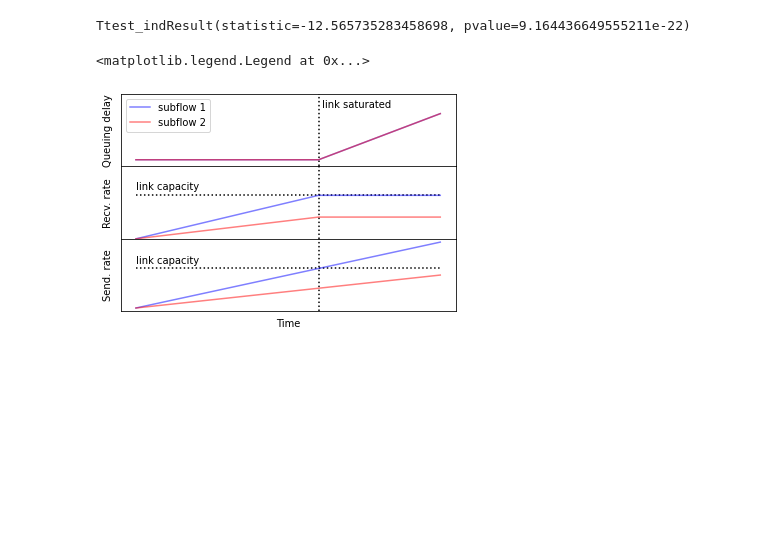
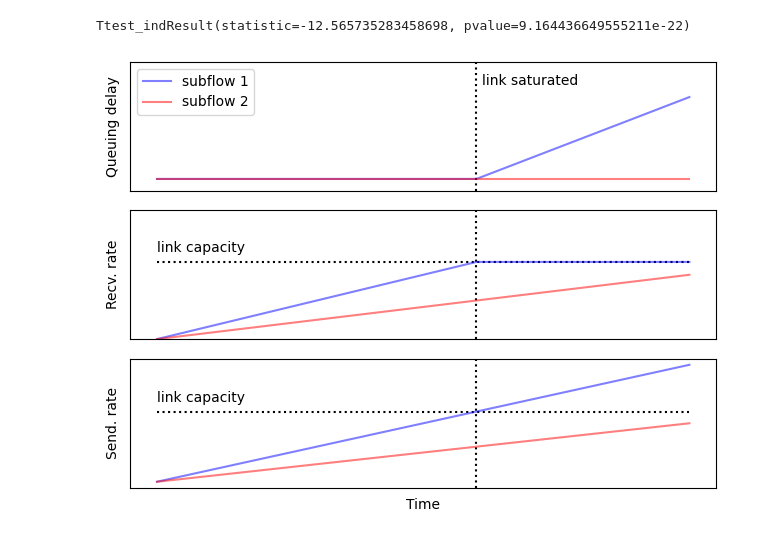
Before and after one commit to muxamilian/fair-queuing-aware-congestion-control, a Jupyter notebook: sample/evaluation_playground.ipynb, the cells around one changed output. Drawn from its saved outputs; the diff is of its cells as text; code cells hidden in the pictures; blank space fills up the shorter version.

```diff
--- a/sample/evaluation_playground.ipynb
+++ b/sample/evaluation_playground.ipynb
@@ -1,7 +1,8 @@
 # %%
 import numpy as np
 
-with open('results_fq_new_tonopah_iperf.txt') as f:
+filename = 'results_fq_new_tonopah_iperf.txt'
+with open(f'good_results/{filename}') as f:
     array = np.array(eval(f.read()))
 print("array", array)
 
@@ -12,21 +13,6 @@ for delay in range(len(array)):
                 round(np.quantile(array[delay][rate], 0.75), 2))
 print("accuracy", np.mean(array.flatten()), 'std', np.std(array.flatten()),
      "quantiles", np.quantile(array.flatten(), 0.05), np.quantile(array.flatten(), 0.5), np.quantile(array.flatten(), 0.95))
-
-import matplotlib.pyplot as plt
-flattened_array = array.flatten()
-plt.ylim(-0.05, 1.05)
-plt.plot(np.linspace(0, 1, len(flattened_array)), np.sort(flattened_array))
-plt.show()
-
-fig, axs = plt.subplots(3, 3, figsize=(10, 6), constrained_layout=True)
-for i in range(len(array)):
-    for j in range(len(array[i])):
-        x = np.linspace(0., 1., len(array[i,j]))
-        y = np.sort(array[i,j])
-        axs[i][j].set_ylim(-0.05, 1.05)
-        axs[i][j].plot(x, y)
-plt.show()
 # %% [output]
 array [[[0.99958976 0.99158999 0.99639894 0.99620443 1.         0.99833511
    0.99804189 1.         0.99561945 0.99833902]
@@ -53,7 +92,7 @@ import scipy.stats
 
 thing = 'delay'
 
-with open(thing+'_results_fq_new_tonopah.txt') as f:
+with open('good_results/'+thing+'_results_fq_new_tonopah.txt') as f:
     array = np.array(eval(f.read()))[:,:,:]
     if thing == 'bw':
         array[:,:,:] /= np.array([10, 50, 100])[None,:,None]
@@ -62,7 +101,7 @@ print("tonopah array", array)
 tonopah_flat_array = np.array(array).flatten()
 print("tonopah mean", np.mean(tonopah_flat_array), "std", np.std(tonopah_flat_array))
 
-with open(thing+'_results_fq_newreno.txt') as f:
+with open('good_results/'+thing+'_results_fq_newreno.txt') as f:
     array = np.array(eval(f.read()))[:,:,:]
     if thing == 'bw':
         array[:,:,:] /= np.array([10, 50, 100])[None,:,None]
@@ -105,33 +144,37 @@ ax2.set_yticks([])
 ax3.set_yticks([])
 plt.subplots_adjust(hspace=.0)
 ax3.text(0.0, 0.68, 'link capacity')
 ax2.set_ylim(0, 1)
 ax2.text(0.0, 0.68, 'link capacity')
 ax1.set_ylim(-0.1, 1)
 ax3.axvline(x=0.6, linestyle=':', color='black')
 ax2.axvline(x=0.6, linestyle=':', color='black')
 ax1.axvline(x=0.6, linestyle=':', color='black')
 
 ax3.plot((0, 1), (0.6, 0.6), 'k:')
 ax2.plot((0, 1), (0.6, 0.6), 'k:')
 ax3.plot((0, 1), (0, 1), color='blue', alpha=0.5)
 ax3.plot((0, 1), (0, 0.5), color='red', alpha=0.5)
 
-fq = False
+fq = True
 if fq:
     ax2.plot((0, 0.6, 1), (0, 0.6, 0.6), color='blue', alpha=0.5)
     ax2.plot((0, 1), (0, 0.5), color='red', alpha=0.5)
     ax1.plot((0, 0.6, 1), (0, 0, 0.7), color='blue', alpha=0.5, label='subflow 1')
     ax1.plot((0, 1), (0, 0), color='red', alpha=0.5, label='subflow 2')
     ax1.text(0.61, 0.8, 'link saturated')
 else:
     ax2.plot((0, 0.6, 1), (0, 0.6, 0.6), color='blue', alpha=0.5)
     ax2.plot((0, 0.6, 1), (0, 0.3, 0.3), color='red', alpha=0.5)
     ax1.plot((0, 0.6, 1), (0, 0, 0.7), color='blue', alpha=0.5, label='subflow 1')
     ax1.plot((0, 0.6, 1), (0, 0, 0.7), color='red', alpha=0.5, label='subflow 2')
     ax1.text(0.61, 0.8, 'link saturated')
 
 ax1.legend()
+
+plt.tight_layout()
+plt.savefig(f"plots/concept_{'fq' if fq else 'fcfs'}.pdf", bbox_inches = 'tight', pad_inches = 0)
+
+plt.show()
 # %% [output]
-<matplotlib.legend.Legend at 0x...>
-[figure, old version]
+[figure, new version]
```
Also changed, not shown: parts of 2 cells of this notebook, 2 other files.
